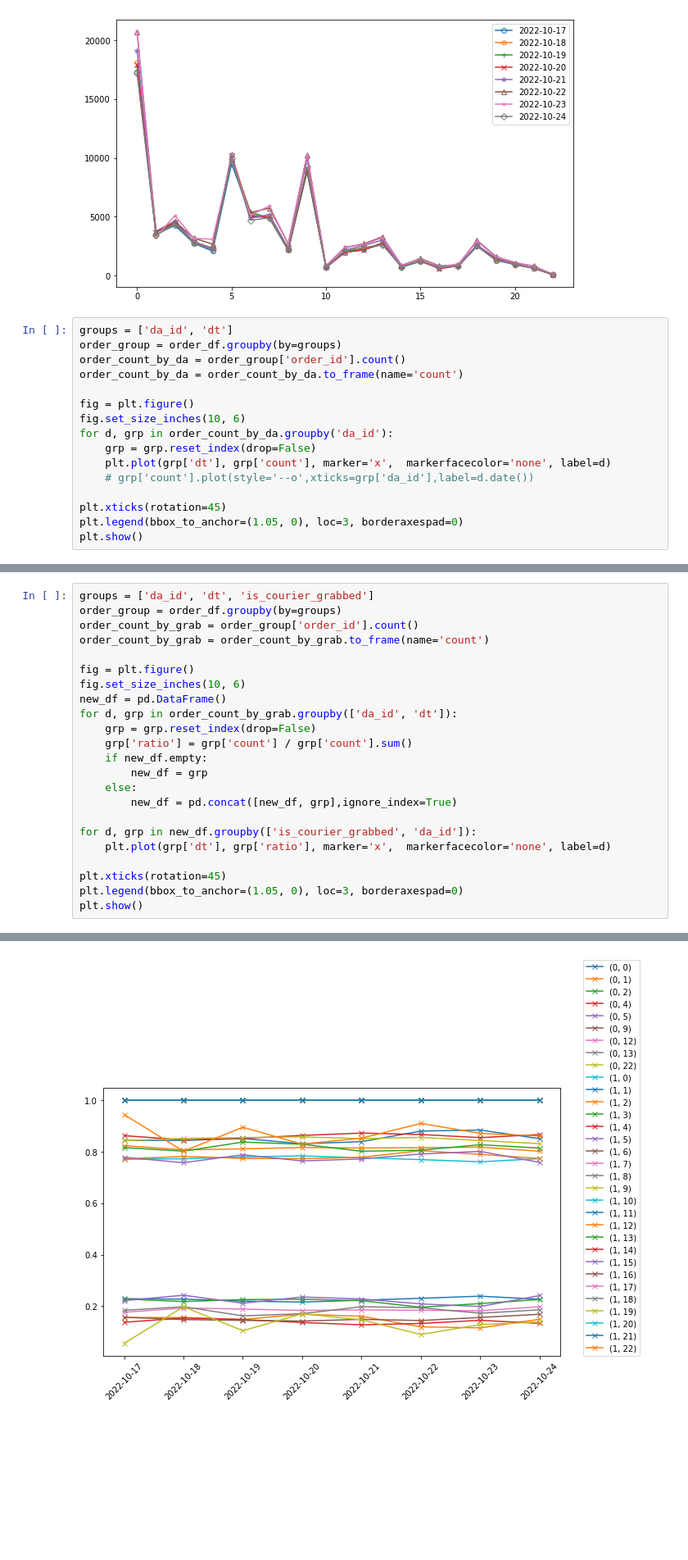
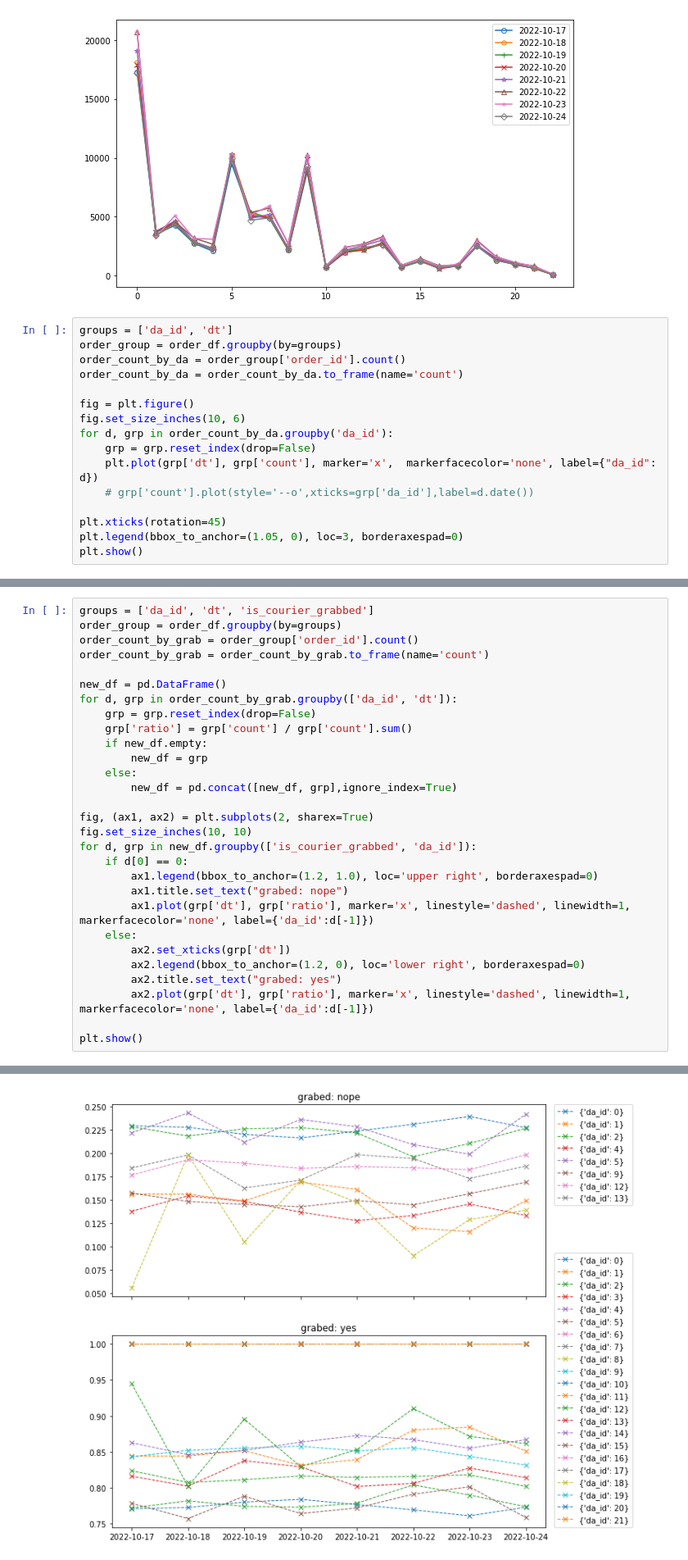
Before and after one commit to zdarktknight/tsl-mt-data-driven-challenge, a Jupyter notebook: data_exploration.ipynb, the cells around one changed output, grey strips where cells are left out. Shown at 82% size. Saved outputs shown, nothing was run; the diff lists cells and outputs as text; blank space fills up the shorter version.

```diff
--- a/data_exploration.ipynb
+++ b/data_exploration.ipynb
@@ -38,7 +38,7 @@ fig = plt.figure()
 fig.set_size_inches(10, 6)
 for d, grp in order_count_by_da.groupby('da_id'):
     grp = grp.reset_index(drop=False)
-    plt.plot(grp['dt'], grp['count'], marker='x',  markerfacecolor='none', label=d)
+    plt.plot(grp['dt'], grp['count'], marker='x',  markerfacecolor='none', label={"da_id": d})
     # grp['count'].plot(style='--o',xticks=grp['da_id'],label=d.date())
 
 plt.xticks(rotation=45)
@@ -52,8 +52,6 @@ order_group = order_df.groupby(by=groups)
 order_count_by_grab = order_group['order_id'].count()
 order_count_by_grab = order_count_by_grab.to_frame(name='count')
 
-fig = plt.figure()
-fig.set_size_inches(10, 6)
 new_df = pd.DataFrame()
 for d, grp in order_count_by_grab.groupby(['da_id', 'dt']):
     grp = grp.reset_index(drop=False)
@@ -63,10 +61,18 @@ for d, grp in order_count_by_grab.groupby(['da_id', 'dt']):
     else:
         new_df = pd.concat([new_df, grp],ignore_index=True)
 
+fig, (ax1, ax2) = plt.subplots(2, sharex=True)
+fig.set_size_inches(10, 10)
 for d, grp in new_df.groupby(['is_courier_grabbed', 'da_id']):
-    plt.plot(grp['dt'], grp['ratio'], marker='x',  markerfacecolor='none', label=d)
+    if d[0] == 0:
+        ax1.legend(bbox_to_anchor=(1.2, 1.0), loc='upper right', borderaxespad=0)
+        ax1.title.set_text("grabed: nope")
+        ax1.plot(grp['dt'], grp['ratio'], marker='x', linestyle='dashed', linewidth=1, markerfacecolor='none', label={'da_id':d[-1]})
+    else:
+        ax2.set_xticks(grp['dt'])
+        ax2.legend(bbox_to_anchor=(1.2, 0), loc='lower right', borderaxespad=0)
+        ax2.title.set_text("grabed: yes")
+        ax2.plot(grp['dt'], grp['ratio'], marker='x', linestyle='dashed', linewidth=1, markerfacecolor='none', label={'da_id':d[-1]})
 
-plt.xticks(rotation=45)
-plt.legend(bbox_to_anchor=(1.05, 0), loc=3, borderaxespad=0)
 plt.show()
 # %% [output]
@@ -90 +81 @@ plt.show()
-[figure, old version]
+[figure, new version]
```
Also changed, not shown: parts of 3 cells of this notebook, 1 other file.
